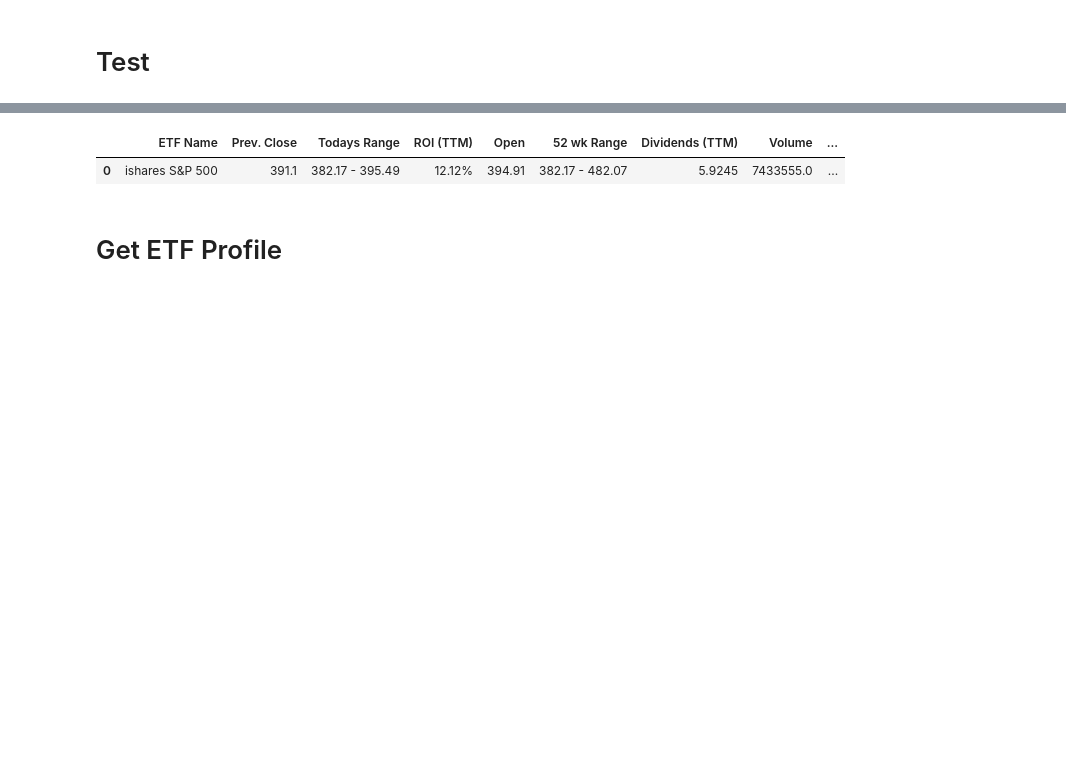
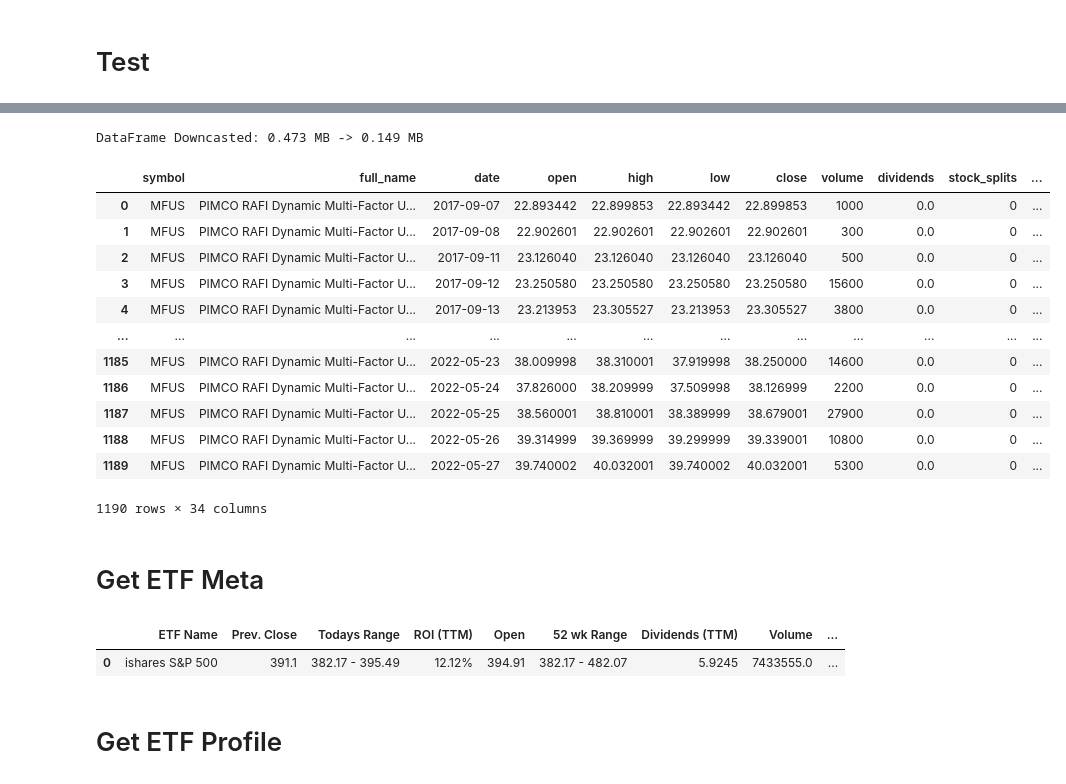
Before and after one commit to vifootball/stock-database-builder, a Jupyter notebook: get_data.ipynb, the cells around one changed output, grey strips where cells are left out. Saved outputs shown, nothing was run; the diff lists cells and outputs as text; code cells hidden in the pictures; blank space fills up the shorter version.

```diff
--- a/get_data.ipynb
+++ b/get_data.ipynb
@@ -100,3 +338,22 @@ Meta 테이블은 데이터를 한번 불러오는데 시간이 오래걸리므
+# %%
+downcast_df(df, apply_string=True)
+# %% [output]
+DataFrame Downcasted: 0.473 MB -> 0.149 MB
+|  | symbol | full_name | date | open | high | low | close | volume | dividends | stock_splits | ... |
+| 0 | MFUS | PIMCO RAFI Dynamic Multi-Factor U... | 2017-09-07 | 22.893442 | 22.899853 | 22.893442 | 22.899853 | 1000 | 0.0 | 0 | ... |
+| 1 | MFUS | PIMCO RAFI Dynamic Multi-Factor U... | 2017-09-08 | 22.902601 | 22.902601 | 22.902601 | 22.902601 | 300 | 0.0 | 0 | ... |
+| 2 | MFUS | PIMCO RAFI Dynamic Multi-Factor U... | 2017-09-11 | 23.126040 | 23.126040 | 23.126040 | 23.126040 | 500 | 0.0 | 0 | ... |
+| 3 | MFUS | PIMCO RAFI Dynamic Multi-Factor U... | 2017-09-12 | 23.250580 | 23.250580 | 23.250580 | 23.250580 | 15600 | 0.0 | 0 | ... |
+| 4 | MFUS | PIMCO RAFI Dynamic Multi-Factor U... | 2017-09-13 | 23.213953 | 23.305527 | 23.213953 | 23.305527 | 3800 | 0.0 | 0 | ... |
+| ... | ... | ... | ... | ... | ... | ... | ... | ... | ... | ... | ... |
+| 1185 | MFUS | PIMCO RAFI Dynamic Multi-Factor U... | 2022-05-23 | 38.009998 | 38.310001 | 37.919998 | 38.250000 | 14600 | 0.0 | 0 | ... |
+| 1186 | MFUS | PIMCO RAFI Dynamic Multi-Factor U... | 2022-05-24 | 37.826000 | 38.209999 | 37.509998 | 38.126999 | 2200 | 0.0 | 0 | ... |
+| 1187 | MFUS | PIMCO RAFI Dynamic Multi-Factor U... | 2022-05-25 | 38.560001 | 38.810001 | 38.389999 | 38.679001 | 27900 | 0.0 | 0 | ... |
+| 1188 | MFUS | PIMCO RAFI Dynamic Multi-Factor U... | 2022-05-26 | 39.314999 | 39.369999 | 39.299999 | 39.339001 | 10800 | 0.0 | 0 | ... |
+| 1189 | MFUS | PIMCO RAFI Dynamic Multi-Factor U... | 2022-05-27 | 39.740002 | 40.032001 | 39.740002 | 40.032001 | 5300 | 0.0 | 0 | ... |
+1190 rows × 34 columns
+# %% [markdown]
+# Get ETF Meta
 # %%
 etf_meta = investpy.etfs.get_etfs(country='united states')
 etf_meta
```
Also changed, not shown: parts of 28 cells of this notebook, 2 other files.
